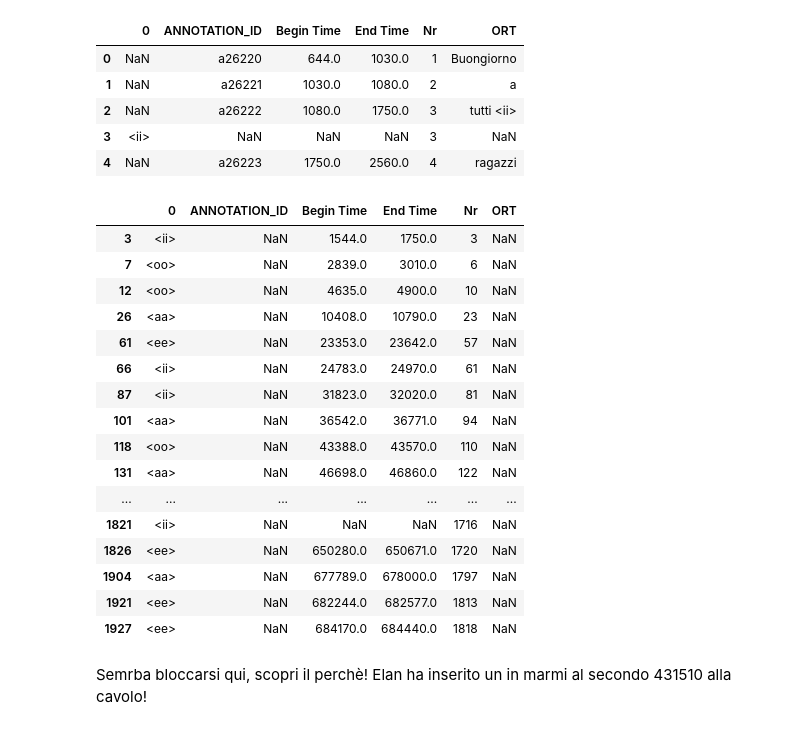
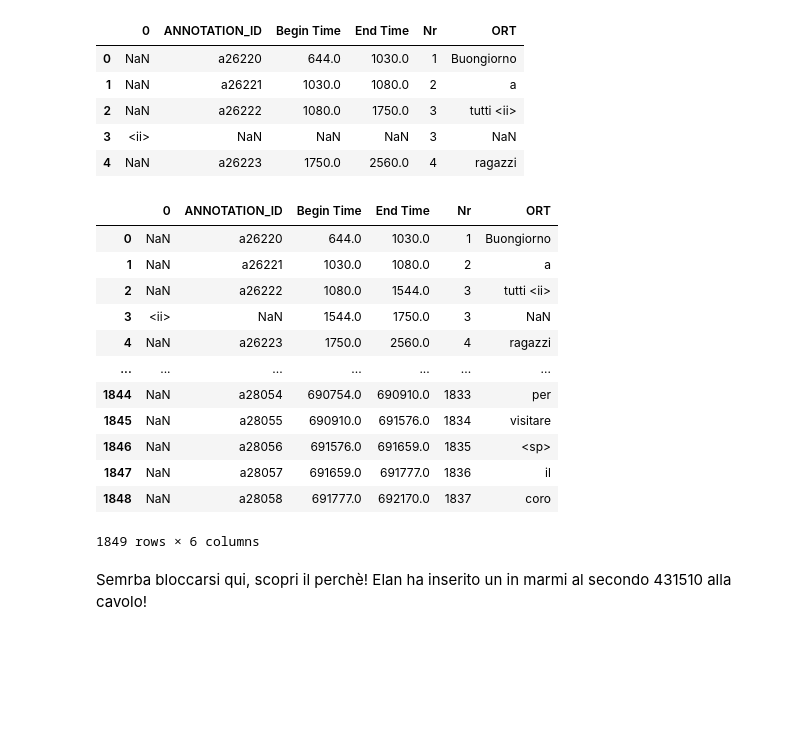
Before and after one commit to jamslaugh/tacotron2_thesis, a Jupyter notebook: Data EAF/Training Data - EAF/data_extraction.ipynb, the cells around one changed output. Saved outputs shown, nothing was run; the diff lists cells and outputs as text; code cells hidden in the pictures; blank space fills up the shorter version.

```diff
--- a/Data EAF/Training Data - EAF/data_extraction.ipynb
+++ b/Data EAF/Training Data - EAF/data_extraction.ipynb
@@ -130,6 +130,7 @@ conc_data
 def insert_indf(df,match_rule,df_to_insert_pre,df_to_insert_post,subst = False):
     index = df.loc[match_rule,:].index
     for el in index:
+
         if not subst:
             upp_df = df.loc[:el,:]
             low_df = df.loc[el+1:,:]
@@ -137,12 +138,12 @@ def insert_indf(df,match_rule,df_to_insert_pre,df_to_insert_post,subst = False):
             upp_df = df.loc[:el-1,:]
             low_df = df.loc[el+1:,:]
         df = pd.concat([upp_df,df_to_insert_pre.loc[el],df_to_insert_post.loc[el],low_df])
-    #df = df.reset_index(drop=True)
+        df = df.reset_index(drop=True)
     return df
 # %% [markdown]
 Questa sopra è la versione semplice, la versione complessa dovrebbe riguardare il prendere il data frame ort, fare il match per regex e poi riempire lo stesso con i valori del match per regex del data frame conc.
 # %%
-values = ort_df.loc[ort_df.ORT.str.match('\w+\s*\<.*\>'),:].ORT.str.split('\s*\<|\>',expand=True).iloc[:,1:]
+values = ort_.loc[ort_.ORT.str.match('\w+\s*\<.*\>'),:].ORT.str.split('\s*\<|\>',expand=True).iloc[:,1:]
 # %%
 disfl = '<'+values.iloc[:,0].astype('str')+'>'
 # %%
@@ -188,5 +157,5 @@ ort_df.loc[:10,:]
 # %%
-ort_data_new = insert_indf(ort_df,ort_df.ORT.str.match('\w+\s*\<.*\>'),disfl,post)
+ort_data_new = insert_indf(ort_,ort_.ORT.str.match('\w+\s*\<.*\>'),disfl,post)
 # %%
 ort_data_new = ort_data_new.dropna(how='all')
 # %%
@@ -220,25 +233,23 @@ for idx in ort_data_new.index:
+# %%
+ort_data_new = time_conciliation(ort_data_new,conc_data)
 # %%
 pd.options.display.max_rows = 999
-# %%
-ort_data_new[~ort_data_new.loc[:,0].isna()]
-# %% [output]
-|  | 0 | ANNOTATION_ID | Begin Time | End Time | Nr | ORT |
-| 3 | <ii> | NaN | 1544.0 | 1750.0 | 3 | NaN |
-| 7 | <oo> | NaN | 2839.0 | 3010.0 | 6 | NaN |
-| 12 | <oo> | NaN | 4635.0 | 4900.0 | 10 | NaN |
-| 26 | <aa> | NaN | 10408.0 | 10790.0 | 23 | NaN |
-| 61 | <ee> | NaN | 23353.0 | 23642.0 | 57 | NaN |
-| 66 | <ii> | NaN | 24783.0 | 24970.0 | 61 | NaN |
-| 87 | <ii> | NaN | 31823.0 | 32020.0 | 81 | NaN |
-| 101 | <aa> | NaN | 36542.0 | 36771.0 | 94 | NaN |
-| 118 | <oo> | NaN | 43388.0 | 43570.0 | 110 | NaN |
-| 131 | <aa> | NaN | 46698.0 | 46860.0 | 122 | NaN |
-| ... | ... | ... | ... | ... | ... | ... |
-| 1821 | <ii> | NaN | NaN | NaN | 1716 | NaN |
-| 1826 | <ee> | NaN | 650280.0 | 650671.0 | 1720 | NaN |
-| 1904 | <aa> | NaN | 677789.0 | 678000.0 | 1797 | NaN |
-| 1921 | <ee> | NaN | 682244.0 | 682577.0 | 1813 | NaN |
-| 1927 | <ee> | NaN | 684170.0 | 684440.0 | 1818 | NaN |
+# %%
+ort_data_new
+# %% [output]
+|  | 0 | ANNOTATION_ID | Begin Time | End Time | Nr | ORT |
+| 0 | NaN | a26220 | 644.0 | 1030.0 | 1 | Buongiorno |
+| 1 | NaN | a26221 | 1030.0 | 1080.0 | 2 | a |
+| 2 | NaN | a26222 | 1080.0 | 1544.0 | 3 | tutti <ii> |
+| 3 | <ii> | NaN | 1544.0 | 1750.0 | 3 | NaN |
+| 4 | NaN | a26223 | 1750.0 | 2560.0 | 4 | ragazzi |
+| ... | ... | ... | ... | ... | ... | ... |
+| 1844 | NaN | a28054 | 690754.0 | 690910.0 | 1833 | per |
+| 1845 | NaN | a28055 | 690910.0 | 691576.0 | 1834 | visitare |
+| 1846 | NaN | a28056 | 691576.0 | 691659.0 | 1835 | <sp> |
+| 1847 | NaN | a28057 | 691659.0 | 691777.0 | 1836 | il |
+| 1848 | NaN | a28058 | 691777.0 | 692170.0 | 1837 | coro |
+1849 rows × 6 columns
 # %% [markdown]
 Semrba bloccarsi qui, scopri il perchè! Elan ha inserito un <aa> in marmi al secondo 431510 alla cavolo!
 # %%
```
Also changed, not shown: parts of 12 cells of this notebook, 6 other files.
